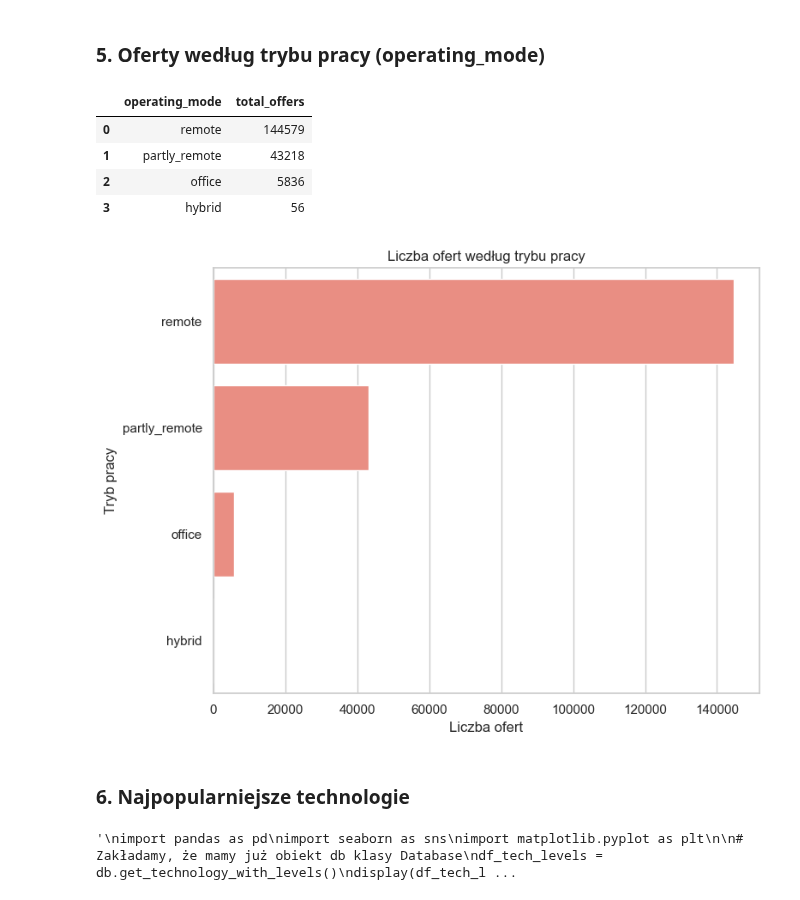
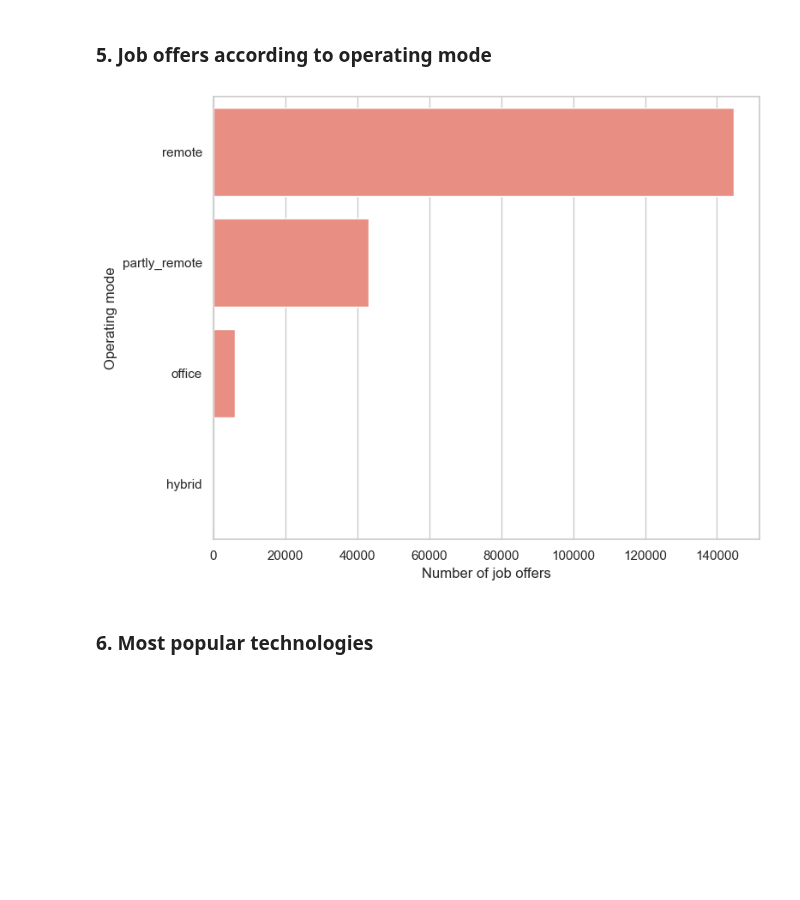
Before and after one commit to czubi1928/analyzing_job_offers, a Jupyter notebook: notebooks/job_analysis.ipynb, the cells around one changed output. Drawn from its saved outputs; the diff is of its cells as text; code cells hidden in the pictures; blank space fills up the shorter version.

```diff
--- a/notebooks/job_analysis.ipynb
+++ b/notebooks/job_analysis.ipynb
@@ -236,62 +222,19 @@ plt.show()
 # %% [markdown]
-### 5. Oferty według trybu pracy (operating_mode)
+### 5. Job offers according to operating mode
 # %%
 df_mode = db.get_offers_by_operating_mode()
-display(df_mode.head())
+#display(df_mode.head())
 
 plt.figure(figsize=(8,6))
 sns.barplot(x="total_offers", y="operating_mode", data=df_mode, color="salmon")
-plt.title("Liczba ofert według trybu pracy")
-plt.xlabel("Liczba ofert")
-plt.ylabel("Tryb pracy")
+plt.xlabel("Number of job offers")
+plt.ylabel("Operating mode")
 plt.tight_layout()
 plt.show()
 # %% [output]
-|  | operating_mode | total_offers |
-| 0 | remote | 144579 |
-| 1 | partly_remote | 43218 |
-| 2 | office | 5836 |
-| 3 | hybrid | 56 |
-[figure, old version]
+[figure, new version]
 # %% [markdown]
-### 6. Najpopularniejsze technologie
+### 6. Most popular technologies
-# %%
-"""
-import pandas as pd
-import seaborn as sns
-import matplotlib.pyplot as plt
-
-# Zakładamy, że mamy już obiekt db klasy Database
-df_tech_levels = db.get_technology_with_levels()
-display(df_tech_levels.head(10))
-
-# Dodajemy kolumnę z łączną popularnością technologii,
-# by później posortować słupki wg sumy total_offers per technologia
-df_tech_levels['tech_total'] = df_tech_levels.groupby('technology')['total_offers'].transform('sum')
-
-# Sortujemy wg łącznej popularności (descending)
-df_tech_levels.sort_values(by='tech_total', ascending=False, inplace=True)
-
-sns.set_theme(style="whitegrid")
-
-# Możemy użyć catplot dla pogrupowanego wykresu
-g = sns.catplot(
-    x="technology",
-    y="total_offers",
-    hue="skill_level",
-    data=df_tech_levels,
-    kind="bar",
-    height=6, aspect=2,  # większy wykres
-    palette="Set2"
-)
-g.set_xticklabels(rotation=45, horizontalalignment='right')
-g.set_axis_labels("Technologia", "Liczba ofert")
-g._legend.set_title("Poziom umiejętności")
-g.fig.suptitle("Najpopularniejsze technologie i wymagane poziomy", y=1.02)
-plt.show()
-"""
-# %% [output]
-'\nimport pandas as pd\nimport seaborn as sns\nimport matplotlib.pyplot as plt\n\n# Zakładamy, że mamy już obiekt db klasy Database\ndf_tech_levels = db.get_technology_with_levels()\ndisplay(df_tech_l ...
 # %%
 df_tech_sorted = db.get_technology_with_levels_sorted()
 
```
Also changed, not shown: parts of 14 cells of this notebook, 2 other files.
